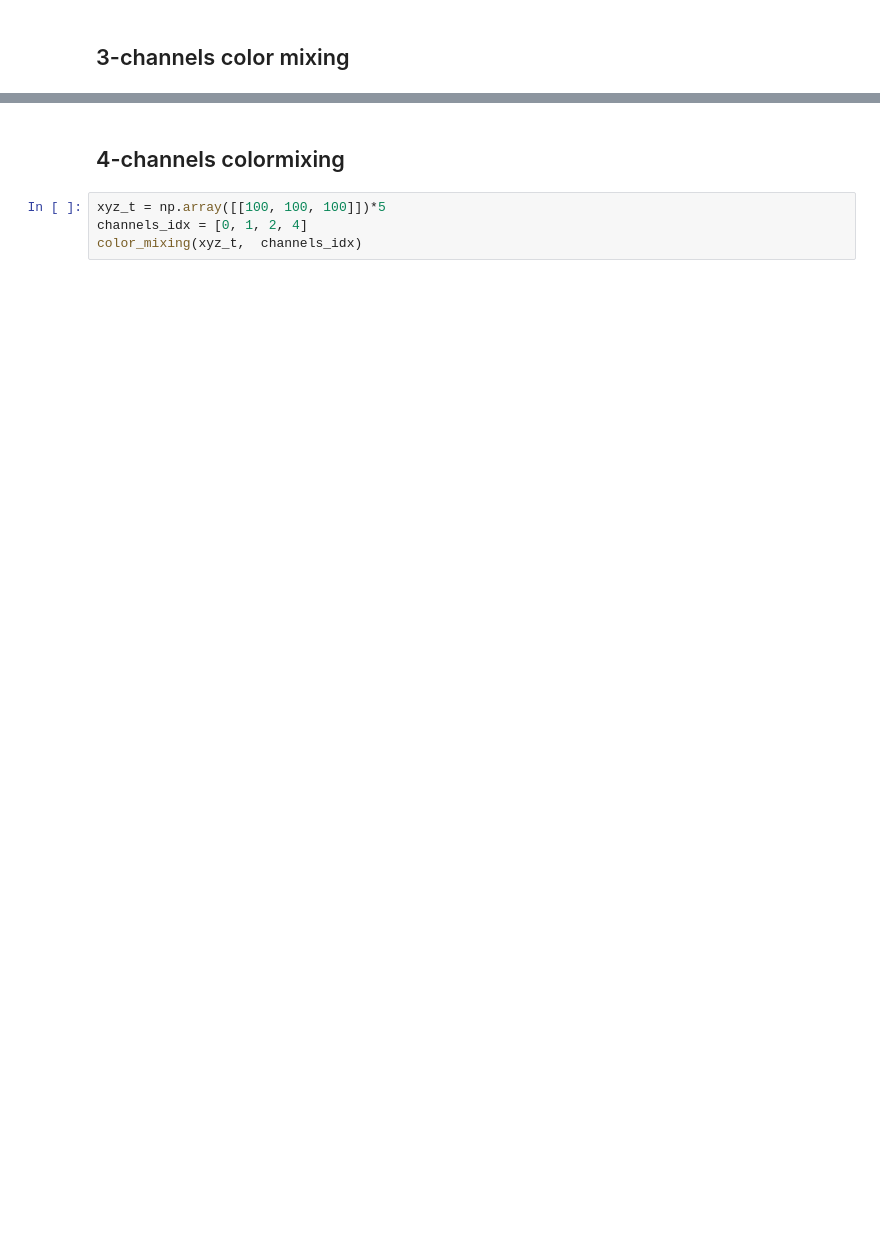
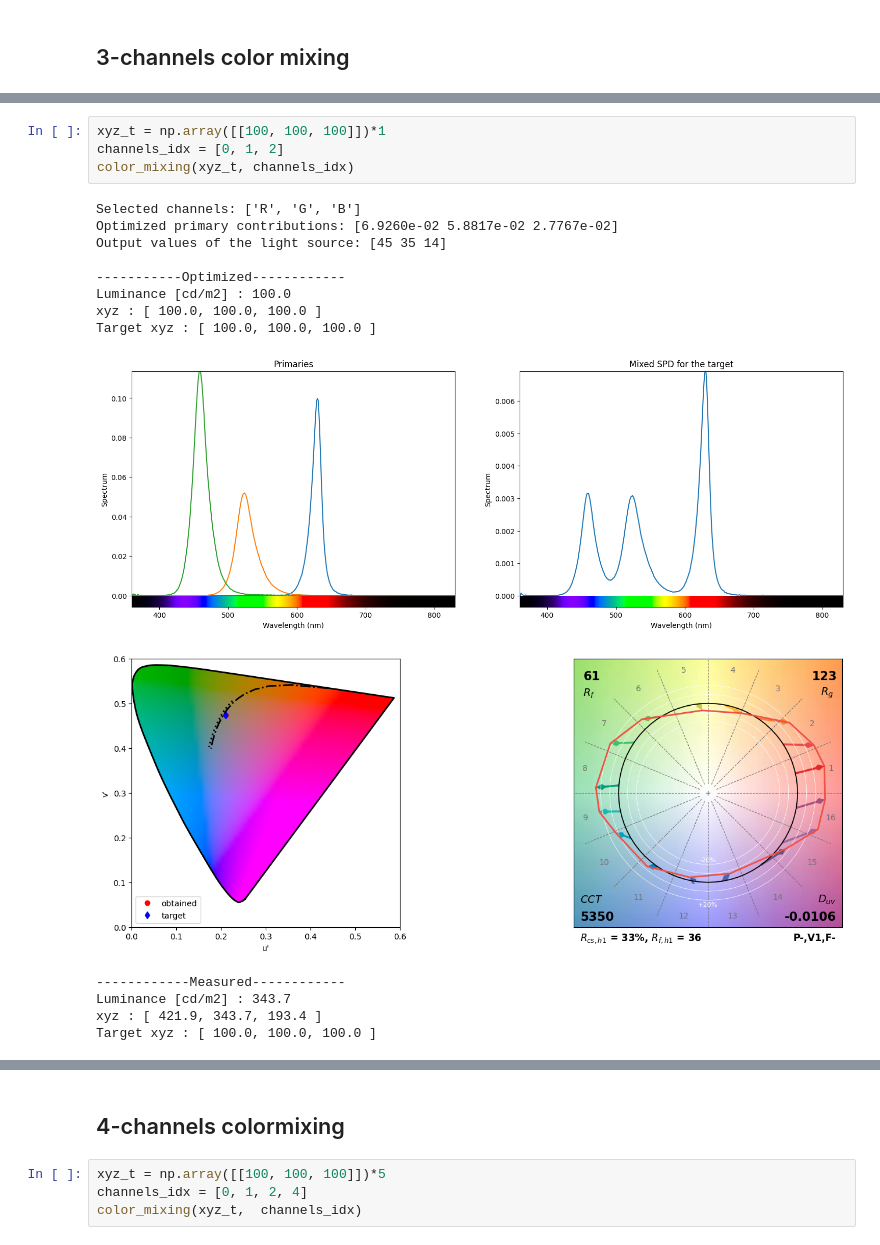
Before and after one commit to Amrit2608/Color_Science_Project, a Jupyter notebook: main.ipynb, the cells around one changed output, grey strips where cells are left out. Saved outputs shown, nothing was run; the diff lists cells and outputs as text; blank space fills up the shorter version.

```diff
--- a/main.ipynb
+++ b/main.ipynb
@@ -347,0 +295,19 @@ Target xyz : [ 500.0, 500.0, 500.0 ]
+# %%
+xyz_t = np.array([[100, 100, 100]])*1
+channels_idx = [0, 1, 2]
+color_mixing(xyz_t, channels_idx)
+# %% [output]
+Selected channels: ['R', 'G', 'B']
+Optimized primary contributions: [6.9260e-02 5.8817e-02 2.7767e-02]
+Output values of the light source: [45 35 14]
+
+-----------Optimized------------
+Luminance [cd/m2] : 100.0
+xyz : [ 100.0, 100.0, 100.0 ]
+Target xyz : [ 100.0, 100.0, 100.0 ]
+[figure, added]
+[figure, added]
+------------Measured------------
+Luminance [cd/m2] : 343.7
+xyz : [ 421.9, 343.7, 193.4 ]
+Target xyz : [ 100.0, 100.0, 100.0 ]
```
Also changed, not shown: parts of 12 cells of this notebook.
